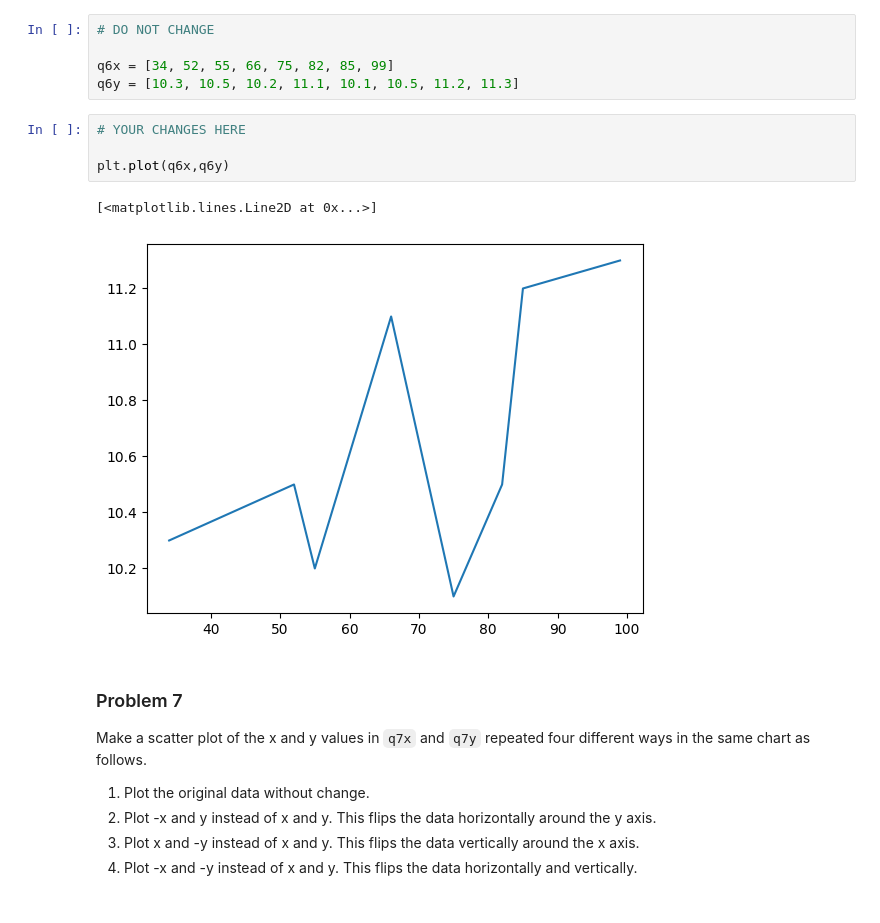
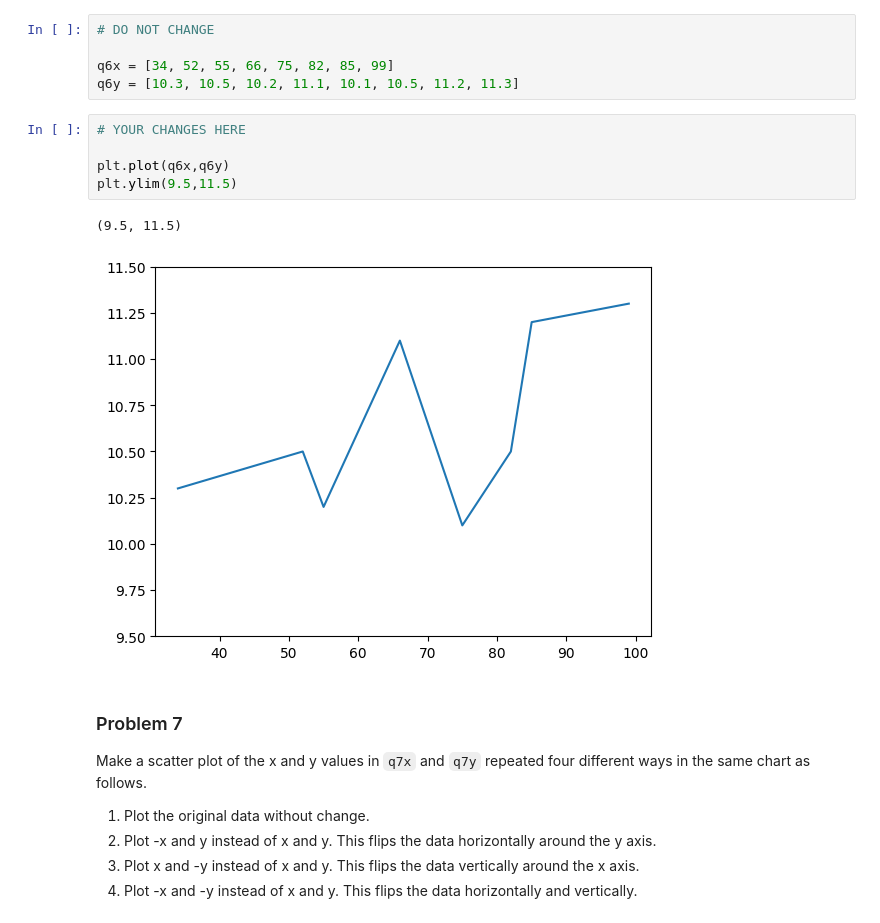
Before and after one commit to AL-Holmes/dx602-homework-05, a Jupyter notebook: homework.ipynb, the cells around one changed output. Saved outputs shown, nothing was run; the diff lists cells and outputs as text.

```diff
--- a/homework.ipynb
+++ b/homework.ipynb
@@ -169,10 +169,11 @@ q6y = [10.3, 10.5, 10.2, 11.1, 10.1, 10.5, 11.2, 11.3]
 # %%
 # YOUR CHANGES HERE
 
 plt.plot(q6x,q6y)
+plt.ylim(9.5,11.5)
 # %% [output]
-[<matplotlib.lines.Line2D at 0x...>]
+(9.5, 11.5)
-[figure, old version]
+[figure, new version]
 # %% [markdown]
 ### Problem 7
 
```
Also changed, not shown: parts of 14 cells of this notebook.
